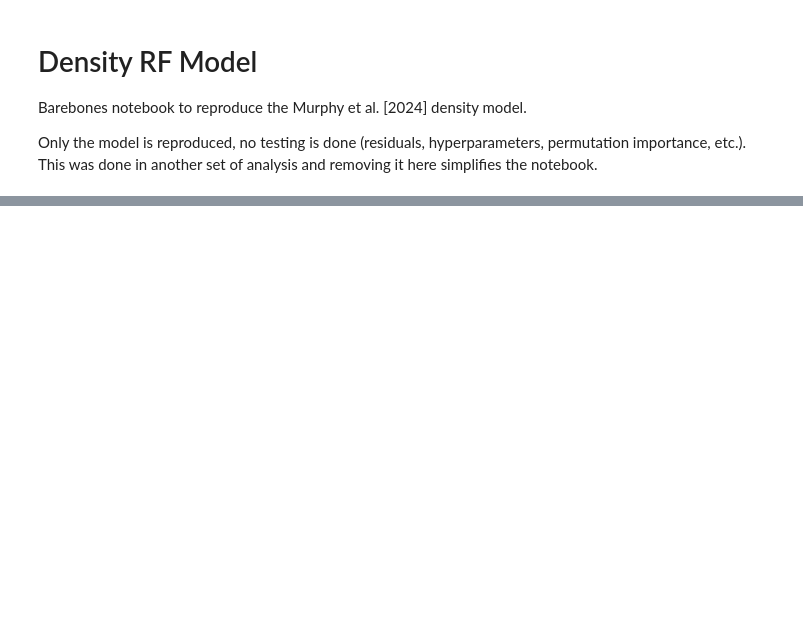
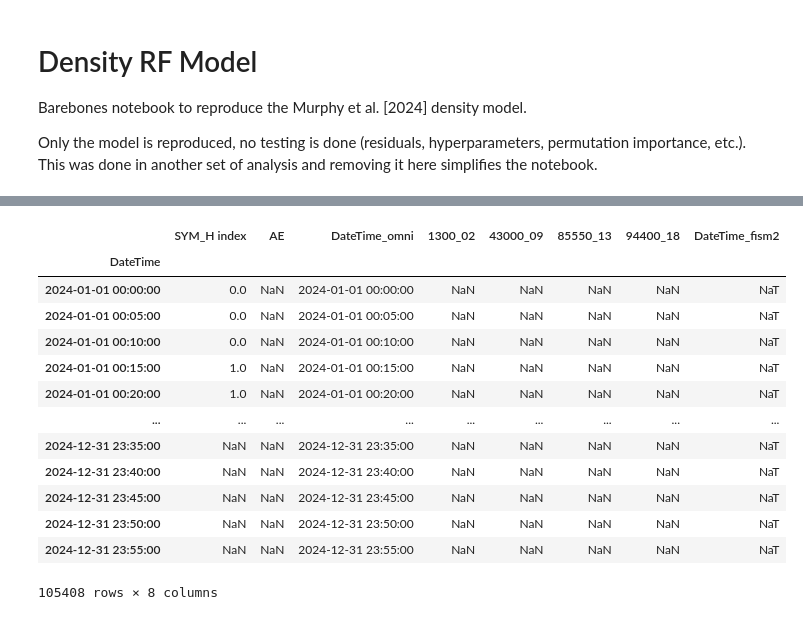
Before and after one commit to kylermurphy/SatDrag, a Jupyter notebook: Notebooks/RF_model.ipynb, the cells around one changed output, grey strips where cells are left out. Cells and saved outputs as stored; diff of their text form; code cells hidden in the pictures; blank space fills up the shorter version.

```diff
--- a/Notebooks/RF_model.ipynb
+++ b/Notebooks/RF_model.ipynb
@@ -236,0 +314,5 @@ new.__sklearn_clone__
+# %%
+# read fsim2 data and truncate to similar range as grace data
+fi_d, fi_m = dio.load_fism2()
+# %%
+fi_d = fi_d[(fi_d['DateTime'] >= d_min-pd.DateOffset(minutes=5)) & (fi_d['DateTime'] <= d_max+pd.DateOffset(minutes=5))]
@@ -236,0 +331,28 @@ new.__sklearn_clone__
+# %%
+fi_d = fi_d[['1300_02', '43000_09', '85550_13', '94400_18','DateTime']]
+om_d = om_d[['SYM_H index', 'AE','DateTime']]
+# %%
+fi_d = fi_d.rename(columns={'DateTime':'DateTime_fism2'})
+tol = pd.Timedelta('2.5 minute')
+fi_d.index = fi_d['DateTime_fism2']
+om_d.index = om_d['DateTime']
+
+database = pd.merge_asof(left=om_d,right=fi_d,right_index=True,left_index=True,direction='nearest',tolerance=tol)
+database = database.rename(columns={'DateTime':'DateTime_omni'})
+# %%
+database
+# %% [output]
+|  | SYM_H index | AE | DateTime_omni | 1300_02 | 43000_09 | 85550_13 | 94400_18 | DateTime_fism2 |
+| DateTime |  |  |  |  |  |  |  |  |
+| 2024-01-01 00:00:00 | 0.0 | NaN | 2024-01-01 00:00:00 | NaN | NaN | NaN | NaN | NaT |
+| 2024-01-01 00:05:00 | 0.0 | NaN | 2024-01-01 00:05:00 | NaN | NaN | NaN | NaN | NaT |
+| 2024-01-01 00:10:00 | 0.0 | NaN | 2024-01-01 00:10:00 | NaN | NaN | NaN | NaN | NaT |
+| 2024-01-01 00:15:00 | 1.0 | NaN | 2024-01-01 00:15:00 | NaN | NaN | NaN | NaN | NaT |
+| 2024-01-01 00:20:00 | 1.0 | NaN | 2024-01-01 00:20:00 | NaN | NaN | NaN | NaN | NaT |
+| ... | ... | ... | ... | ... | ... | ... | ... | ... |
+| 2024-12-31 23:35:00 | NaN | NaN | 2024-12-31 23:35:00 | NaN | NaN | NaN | NaN | NaT |
+| 2024-12-31 23:40:00 | NaN | NaN | 2024-12-31 23:40:00 | NaN | NaN | NaN | NaN | NaT |
+| 2024-12-31 23:45:00 | NaN | NaN | 2024-12-31 23:45:00 | NaN | NaN | NaN | NaN | NaT |
+| 2024-12-31 23:50:00 | NaN | NaN | 2024-12-31 23:50:00 | NaN | NaN | NaN | NaN | NaT |
+| 2024-12-31 23:55:00 | NaN | NaN | 2024-12-31 23:55:00 | NaN | NaN | NaN | NaN | NaT |
+105408 rows × 8 columns
```
Also changed, not shown: parts of 15 cells of this notebook.
